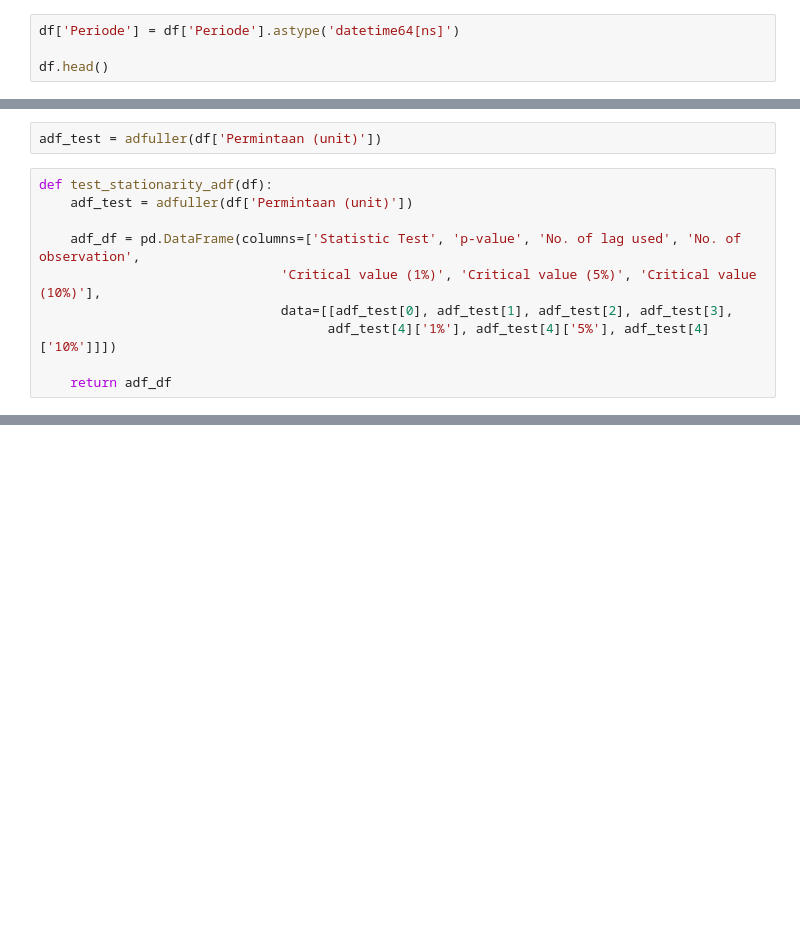
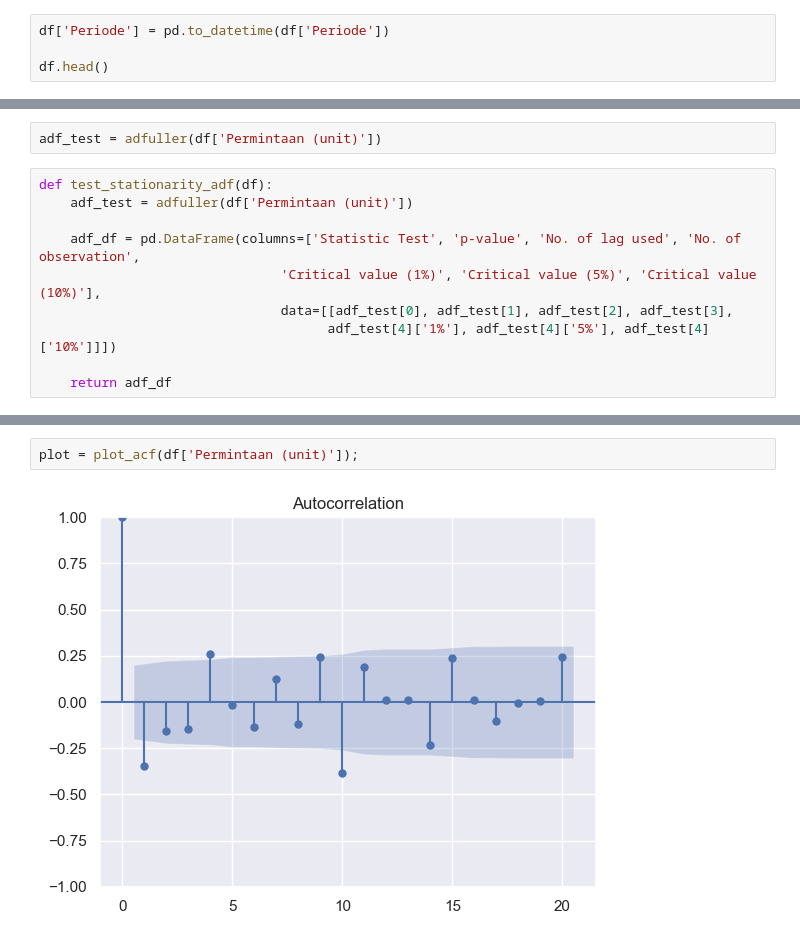
Before and after one commit to andrewmanuelt/arima, a Jupyter notebook: timeseries.ipynb, the cells around one changed output, grey strips where cells are left out. Drawn from its saved outputs; the diff is of its cells as text; blank space fills up the shorter version.

```diff
--- a/timeseries.ipynb
+++ b/timeseries.ipynb
@@ -27,4 +66,4 @@ df.dtypes
 # %%
-df['Periode'] = df['Periode'].astype('datetime64[ns]')
+df['Periode'] = pd.to_datetime(df['Periode'])
 
 df.head()
@@ -75 +152,5 @@ plot_timeseries(df)
+# %%
+plot = plot_acf(df['Permintaan (unit)']);
+# %% [output]
+[figure, added]
 # %%
```
Also changed, not shown: parts of 28 cells of this notebook.
